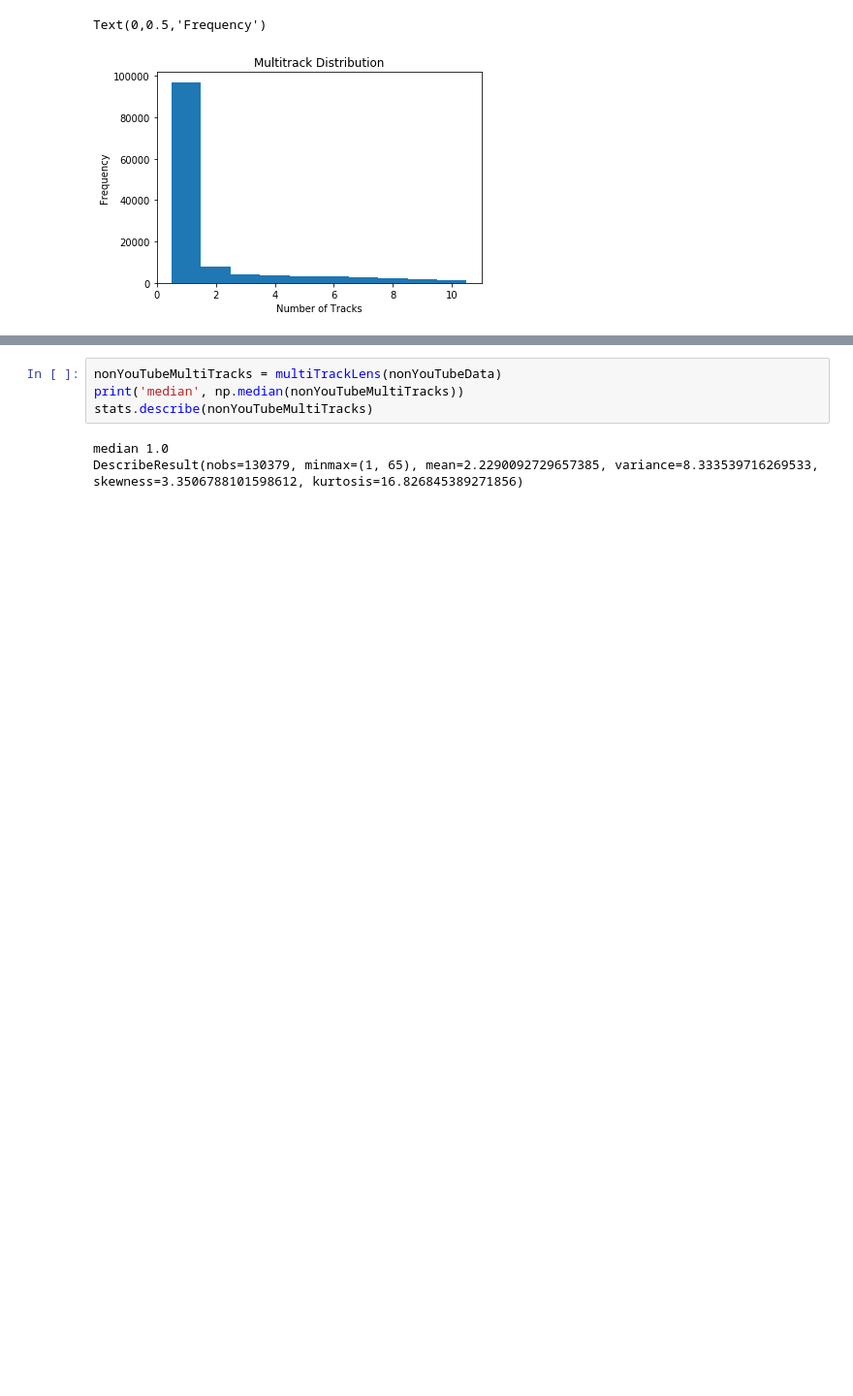
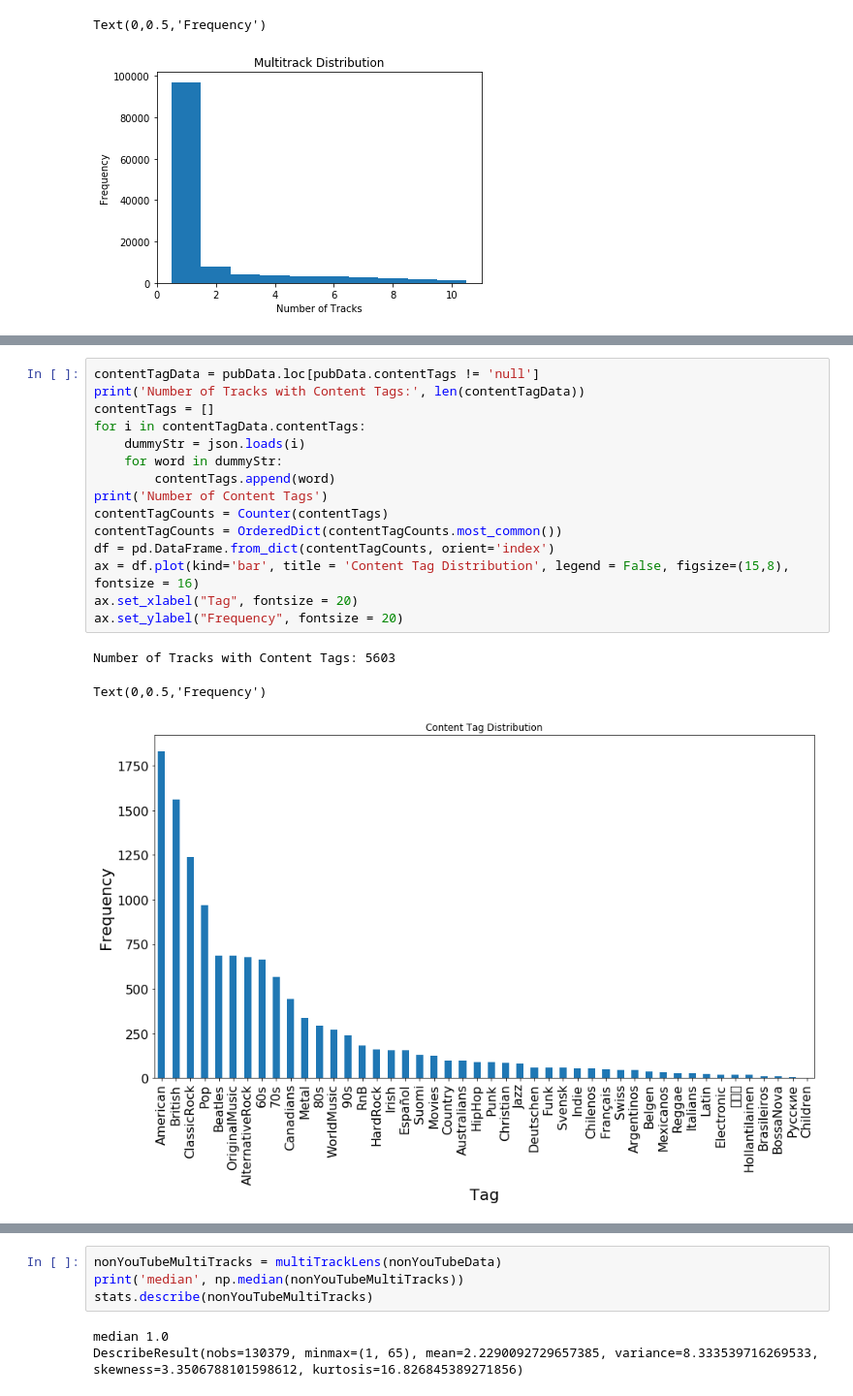
Before and after one commit to marl/bandhub, a Jupyter notebook: notebooks/BandhubStats.ipynb, the cells around one changed output, grey strips where cells are left out. Shown at 97% size. Cells and saved outputs as stored; diff of their text form; blank space fills up the shorter version.

```diff
--- a/notebooks/BandhubStats.ipynb
+++ b/notebooks/BandhubStats.ipynb
@@ -75,3 +73,22 @@ print(pd.unique(contentTagData.contentTags))
+# %%
+contentTagData = pubData.loc[pubData.contentTags != 'null']
+print('Number of Tracks with Content Tags:', len(contentTagData))
+contentTags = []
+for i in contentTagData.contentTags:
+    dummyStr = json.loads(i)
+    for word in dummyStr:
+        contentTags.append(word)
+print('Number of Content Tags')
+contentTagCounts = Counter(contentTags)
+contentTagCounts = OrderedDict(contentTagCounts.most_common())
+df = pd.DataFrame.from_dict(contentTagCounts, orient='index')
+ax = df.plot(kind='bar', title = 'Content Tag Distribution', legend = False, figsize=(15,8), fontsize = 16)
+ax.set_xlabel("Tag", fontsize = 20)
+ax.set_ylabel("Frequency", fontsize = 20)
+# %% [output]
+Number of Tracks with Content Tags: 5603
+Text(0,0.5,'Frequency')
+[figure, added]
 # %%
 instrumentData = pubData.loc[pd.notnull(pubData.instrument)]
 print('Number of Tracks with Instrument Labels:', len(instrumentData))
```
Also changed, not shown: parts of 9 cells of this notebook.
